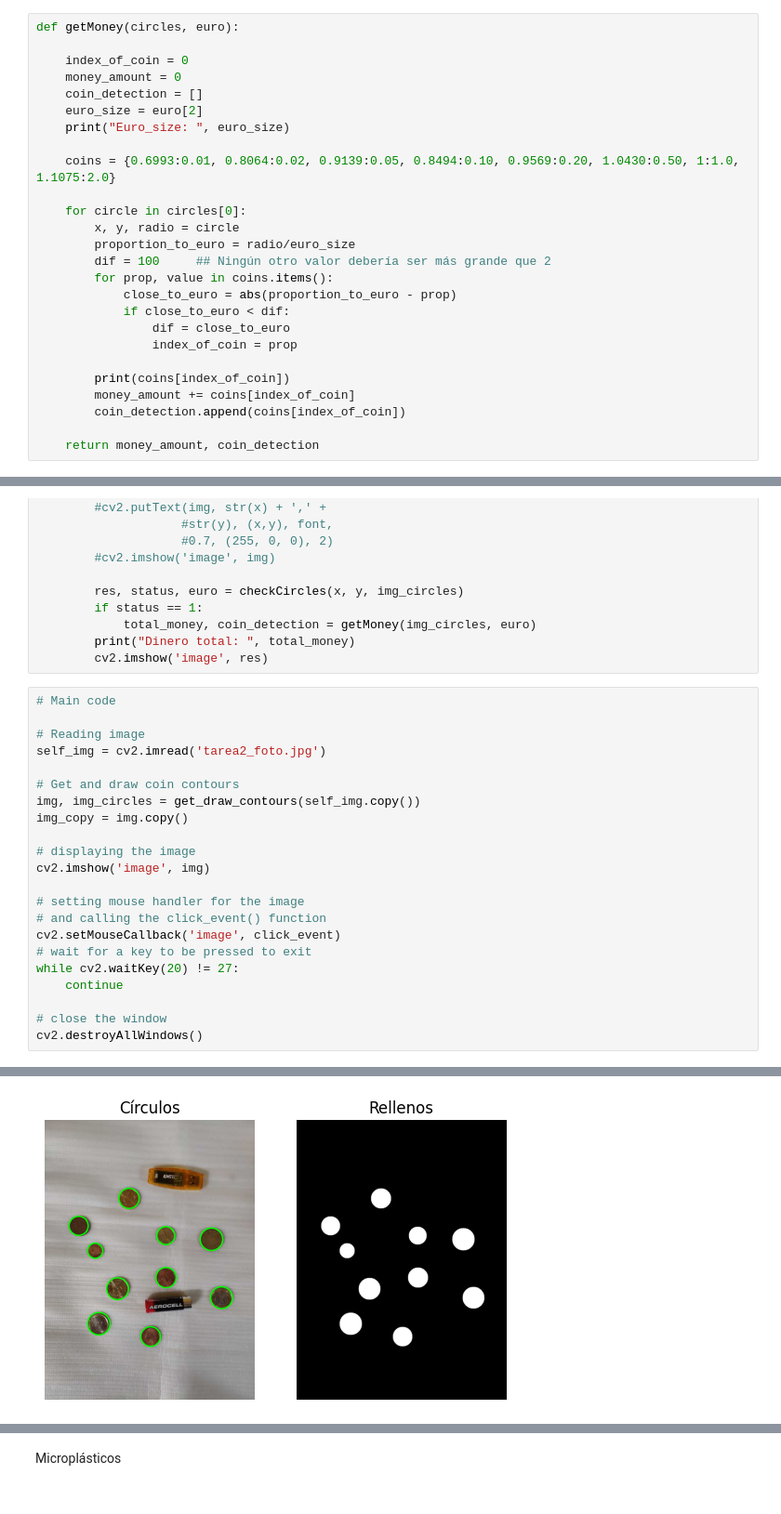
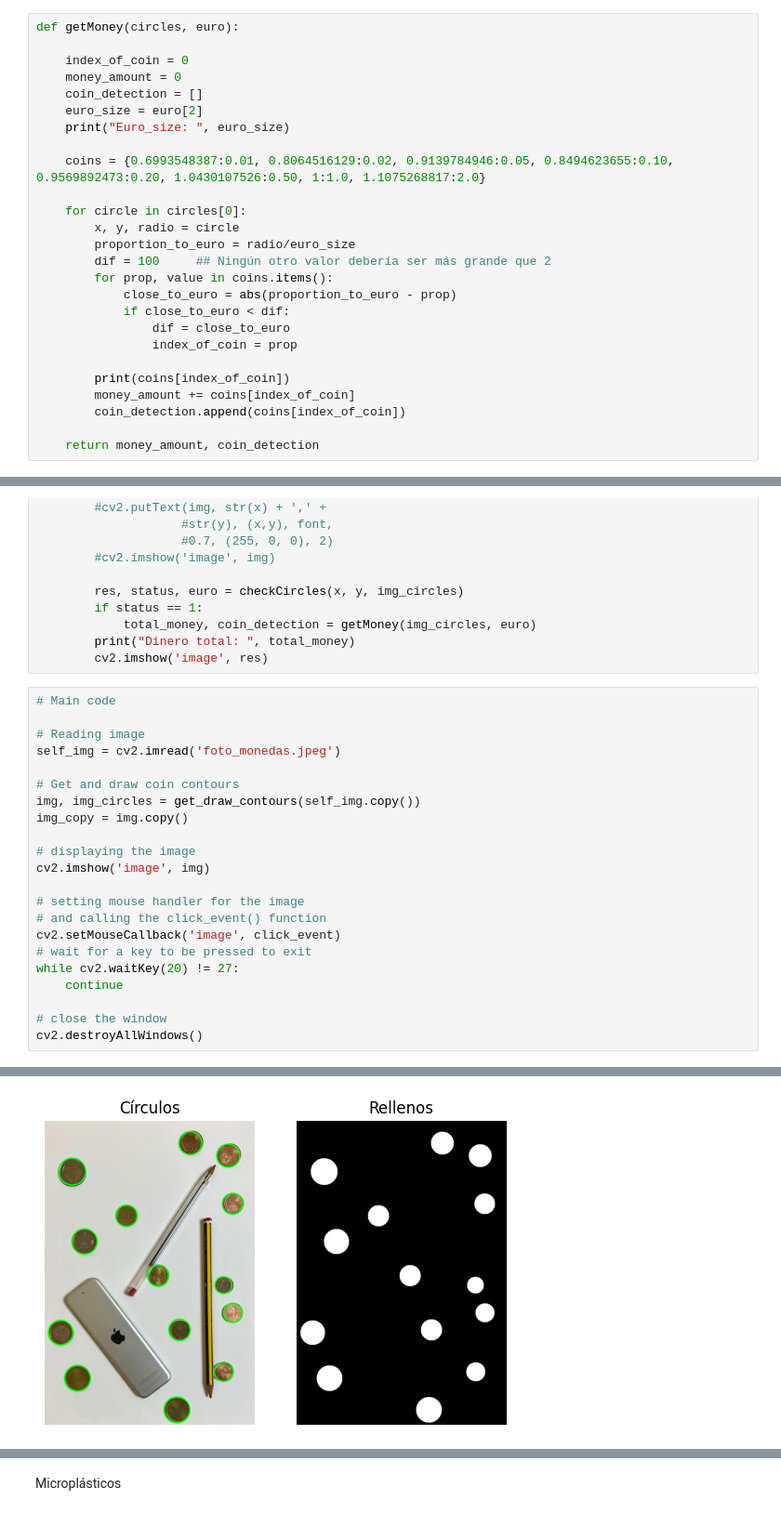
Before and after one commit to raulmat19/Vision-por-Computador, a Jupyter notebook: Práctica 3/VC_P3.ipynb, the cells around one changed output, grey strips where cells are left out. Shown at 93% size. Drawn from its saved outputs; the diff is of its cells as text.

Commit message:
p3 tarea2 added extra test cases

```diff
--- a/Práctica 3/VC_P3.ipynb
+++ b/Práctica 3/VC_P3.ipynb
@@ -361,7 +361,7 @@ def getMoney(circles, euro):
     euro_size = euro[2]
     print("Euro_size: ", euro_size)
 
-    coins = {0.6993:0.01, 0.8064:0.02, 0.9139:0.05, 0.8494:0.10, 0.9569:0.20, 1.0430:0.50, 1:1.0, 1.1075:2.0}
+    coins = {0.6993548387:0.01, 0.8064516129:0.02, 0.9139784946:0.05, 0.8494623655:0.10, 0.9569892473:0.20, 1.0430107526:0.50, 1:1.0, 1.1075268817:2.0}
 
     for circle in circles[0]:
         x, y, radio = circle
@@ -404,25 +404,25 @@ def click_event(event, x, y, flags, params):
 # %%
 # Main code
 
 # Reading image
-self_img = cv2.imread('tarea2_foto.jpg')
+self_img = cv2.imread('foto_monedas.jpeg')
 
 # Get and draw coin contours
 img, img_circles = get_draw_contours(self_img.copy())
 img_copy = img.copy()
 
 # displaying the image
 cv2.imshow('image', img)
 
 # setting mouse handler for the image
 # and calling the click_event() function
 cv2.setMouseCallback('image', click_event)
 # wait for a key to be pressed to exit
 while cv2.waitKey(20) != 27:
     continue
 
 # close the window
 cv2.destroyAllWindows()
 # %% [output]
 Clipping input data to the valid range for imshow with RGB data ([0..1] for floats or [0..255] for integers).
-[figure, old version]
+[figure, new version]
```
Also changed, not shown: parts of 1 cell of this notebook, 2 other files.
